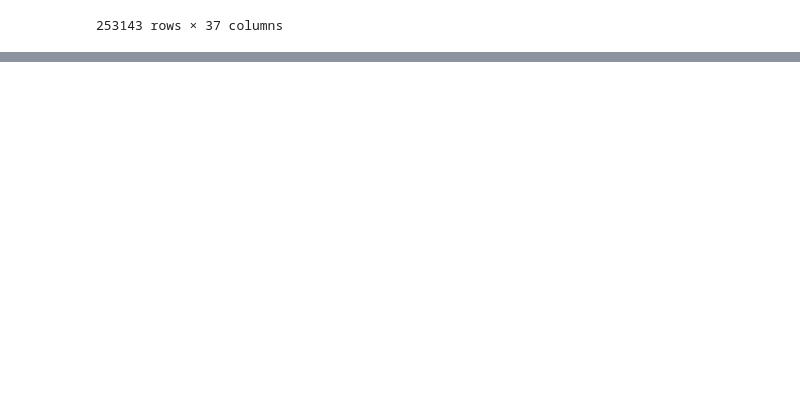
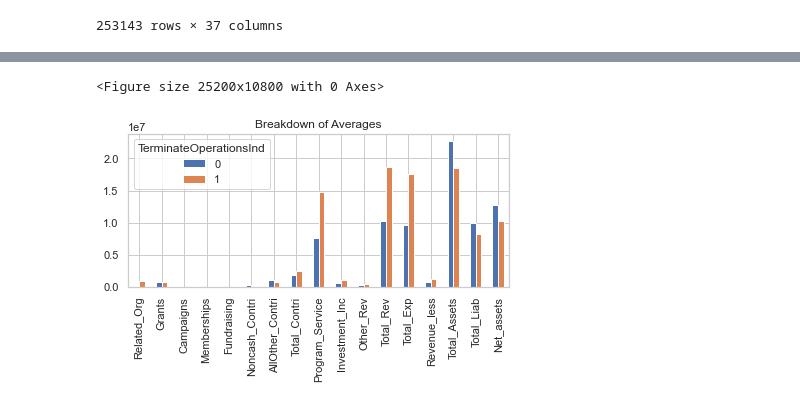
Before and after one commit to ethantenison/Impact_Capital, a Jupyter notebook: notebooks/990master.ipynb, the cells around one changed output, grey strips where cells are left out. Drawn from its saved outputs; the diff is of its cells as text; code cells hidden in the pictures; blank space fills up the shorter version.

```diff
--- a/notebooks/990master.ipynb
+++ b/notebooks/990master.ipynb
@@ -437,0 +476,7 @@ array([0, '0', "{'referenceDocumentId': 'IRS990ScheduleE'}",
+# %%
+pd.options.display.max_columns = None
+pd.set_option('display.max_rows', 1000)
+pd.set_option('display.min_rows', 200)
+
+grouped = df.groupby('TerminateOperationsInd').mean()
+grouped
@@ -437,0 +505,39 @@ array([0, '0', "{'referenceDocumentId': 'IRS990ScheduleE'}",
+# %%
+avg_plot = grouped.drop(['TaxYr', 'EIN', 'ZIPCd', 'FormationYr',
+                       'TypeOfOrganizationCorpInd','TypeOfOrganizationTrustInd',
+                       'TypeOfOrganizationAssocInd', 'TypeOfOrganizationOtherInd',
+                       'AddressChangeInd', 'InitialReturnInd', 'AmendedReturnInd',
+                        'SchoolOperatingInd', 'OperateHospitalInd'], axis = 1)
+list(avg_plot.columns)
+avg_plot = avg_plot.rename(columns={'RelatedOrganizationsAmt' : 'Related_Org',
+                                     'GovernmentGrantsAmt': 'Grants',
+                                     'FederatedCampaignsAmt' : 'Campaigns',
+                                     'MembershipDuesAmt' : 'Memberships',
+                                     'FundraisingAmt' : 'Fundraising',
+                                     'NoncashContributionsAmt' : 'Noncash_Contri',
+                                     'AllOtherContributionsAmt': 'AllOther_Contri',
+                                     'TotalContributionsAmt' : 'Total_Contri',
+                                     'TotalProgramServiceRevenueAmt' : 'Program_Service',
+                                     'CYInvestmentIncomeAmt':'Investment_Inc',
+                                     'CYOtherRevenueAmt' : 'Other_Rev',
+                                     'CYTotalRevenueAmt': 'Total_Rev',
+                                     'CYTotalExpensesAmt': 'Total_Exp',
+                                     'CYRevenuesLessExpensesAmt':'Revenue_less' ,
+                                     'TotalAssetsEOYAmt' : 'Total_Assets',
+                                     'TotalLiabilitiesEOYAmt':'Total_Liab',
+                                     'NetAssetsOrFundBalancesEOYAmt': 'Net_assets'})
+
+# Transpose the columns and index
+avg_plotT = avg_plot.T
+
+#
+plt.figure(figsize=(350,150))
+ax = avg_plotT.plot.bar(rot=0)
+plt.title("Breakdown of Averages")
+plt.xticks(rotation='vertical')
+plt.tight_layout()
+figure = ax.get_figure()
+figure.savefig('C:/Users/tenis/OneDrive/Desktop/Data_Projects/Impact_Capital/reports/average_breakdown.png', dpi = 150)
+# %% [output]
+<Figure size 25200x10800 with 0 Axes>
+[figure, added]
```
Also changed, not shown: parts of 15 cells of this notebook, 4 other files.
